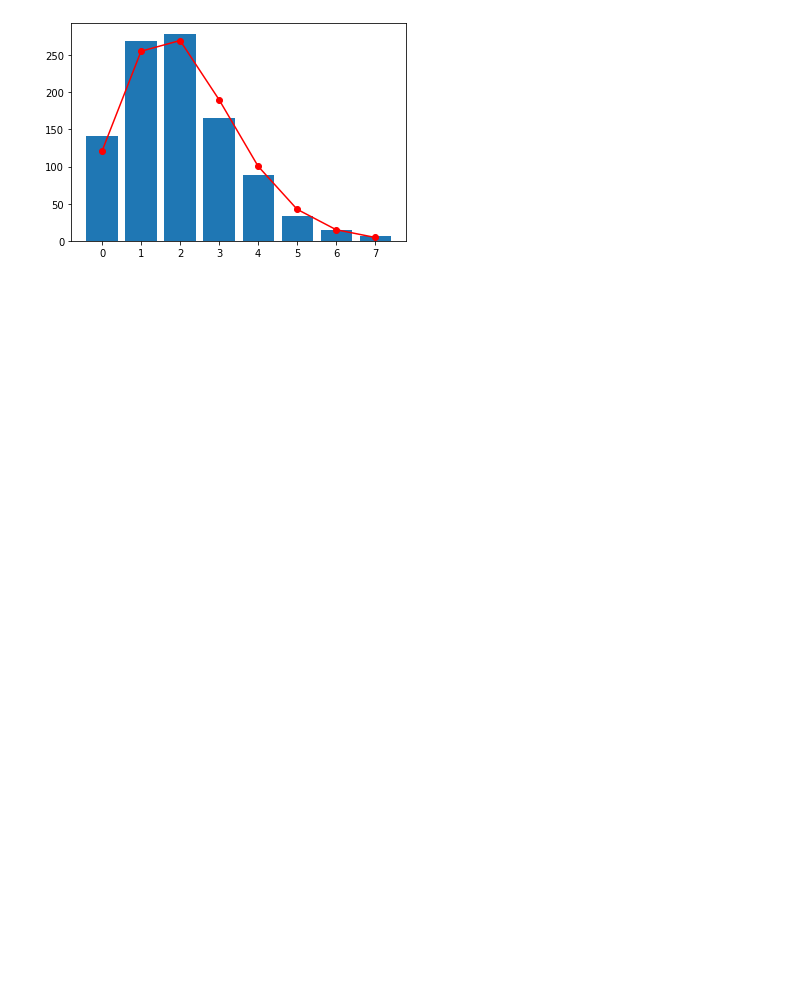
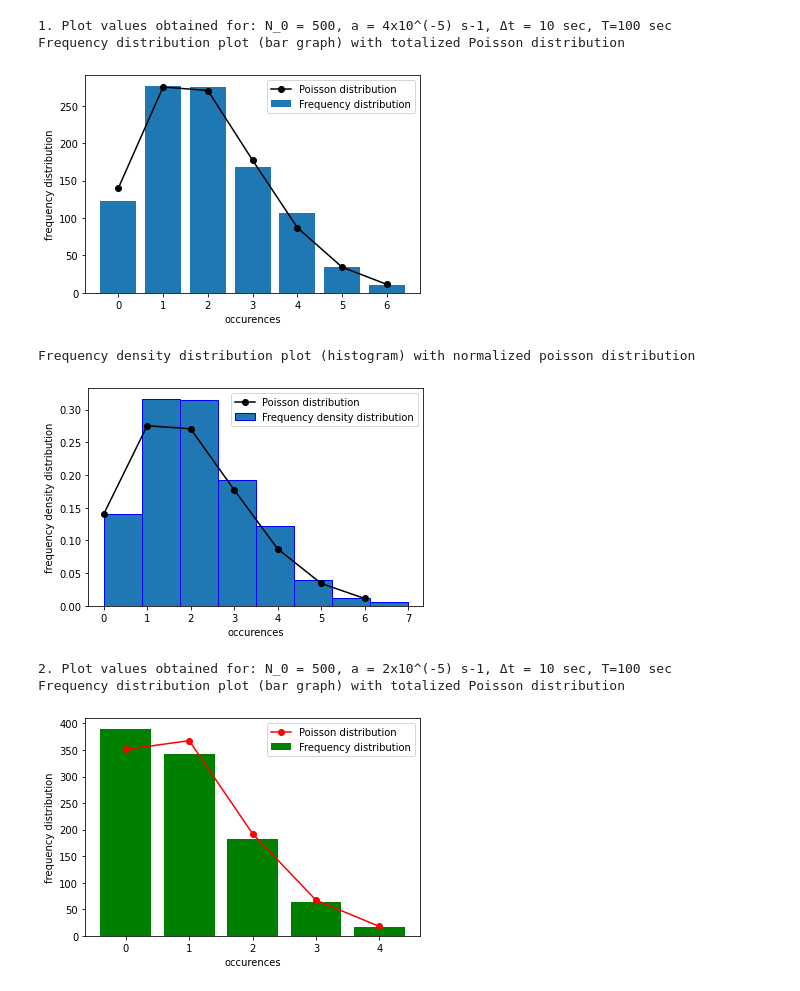
Before and after one commit to Krishnakantparida/nuclear_counting_statistics, a Jupyter notebook: MC_assignment.ipynb, the cells around one changed output. Saved outputs shown, nothing was run; the diff lists cells and outputs as text; code cells hidden in the pictures; blank space fills up the shorter version.

```diff
--- a/MC_assignment.ipynb
+++ b/MC_assignment.ipynb
@@ -74,51 +99,91 @@ import random
 import math
 import matplotlib.pyplot as plt
 import statistics as stat
-def decay_simulator_detector(N_0,alpha,T_min,T_max,dt):
+def decay_simulator_detector(N_0,alpha,T_min,T_max,dt):             # decay simulator and detector function
     T_list = [T_min + x * dt for x in range(int((T_max+dt)/dt))]
     N_list = [0 for t in T_list]
-    N_list[0], p, decay_val = N_0, alpha * dt, 0
+    N_list[0], p, decay_val = N_0, alpha * dt, 0                    # decay_val is initiated to keep count of decayed nuclei
     for i in range(1,len(T_list)):
         N_list[i] = N_list[i-1]
         for j in range(N_list[i-1]):
             r_val = random.random()
             #print(p, r_val, r_val < p)
             if r_val < p:
                 N_list[i] -= 1
-                decay_val += 1
+                decay_val += 1                                      # Decayed nuclei gets detected and counted by decay_val
     return N_list, T_list, decay_val
 
 T, dt = 100, 10
 N_0, alpha = 500, (4*(10**(-5)))
 D_list = [0 for i in range(1000)]
 for i in range(len(D_list)):
     N_list, T_list, D_list[i] = decay_simulator_detector(N_0,alpha,0,T,dt)
-#print("Time \t\t N(t)")
-#for i in range(len(T_list)):
-#    if i >= 100:
-#        print(T_list[i], "\t\t",N_list[i])
-#    else:
-#        print(T_list[i], "\t\t\t",N_list[i])
-#print("Total decays in 100 sec:", decay_val)
-#print(D_list)
+
+var, freq_list = stat.variance(D_list), []
+for i in range(max(D_list)):
+    freq_list.append(D_list.count(i))
+
+def plotmaker(var,freq_list,D_list):                                # Plot for frequency distribution with Poisson distribution overlay
+    k_list = [i for i in range(max(D_list))]
+    f_k_list = [(1000)*(var**k)*(math.exp(-var))*(1/math.factorial(k)) for k in k_list]
+    plt.bar(k_list,freq_list,label='Frequency distribution')
+    plt.plot(k_list,f_k_list,'k-o',label='Poisson distribution')
+    plt.xlabel('occurences')
+    plt.ylabel('frequency distribution')
+    plt.legend(),plt.show()
+
+def plotmaker1(var,D_list):                                         # Plot for frequency density distribution with Poisson distribution overlay
+    k_list = [i for i in range(max(D_list))]
+    f_k_list = [(var**k)*(math.exp(-var))*(1/math.factorial(k)) for k in k_list]
+    plt.hist(D_list,bins=8,density='true',ec='blue',label='Frequency density distribution')
+    plt.plot(k_list,f_k_list,'k-o',label='Poisson distribution')
+    plt.xlabel('occurences')
+    plt.ylabel('frequency density distribution')
+    plt.legend(),plt.show()
+
+print('1. Plot values obtained for: N_0 = 500, a = 4x10^(-5) s-1, Δt = 10 sec, T=100 sec')
+print('Frequency distribution plot (bar graph) with totalized Poisson distribution')
+plotmaker(var,freq_list,D_list)
+print('Frequency density distribution plot (histogram) with normalized poisson distribution')
+plotmaker1(var,D_list)
+
+N_0, alpha = 500, (2*(10**(-5)))
+D_list = [0 for i in range(1000)]
+for i in range(len(D_list)):
+    N_list, T_list, D_list[i] = decay_simulator_detector(N_0,alpha,0,T,dt)
+
 var, freq_list = stat.variance(D_list), []
 for i in range(max(D_list)):
     freq_list.append(D_list.count(i))
 
 def plotmaker(var,freq_list,D_list):
     k_list = [i for i in range(max(D_list))]
     f_k_list = [(1000)*(var**k)*(math.exp(-var))*(1/math.factorial(k)) for k in k_list]
-    plt.bar(k_list,freq_list)
-    plt.plot(k_list,f_k_list,'r-o')
-    plt.show()
+    plt.bar(k_list,freq_list,color='green',label='Frequency distribution')
+    plt.plot(k_list,f_k_list,'r-o',label='Poisson distribution')
+    plt.xlabel('occurences')
+    plt.ylabel('frequency distribution')
+    plt.legend(),plt.show()
 
 def plotmaker1(var,D_list):
     k_list = [i for i in range(max(D_list))]
-    f_k_list = [(1000)*(var**k)*(math.exp(-var))*(1/math.factorial(k)) for k in k_list]
-    plt.hist(D_list,bin=16)
-    plt.plot(k_list,f_k_list,'r-o')
-    plt.show()
+    f_k_list = [(var**k)*(math.exp(-var))*(1/math.factorial(k)) for k in k_list]
+    plt.hist(D_list,bins=6,density='true',color='green',ec='darkgreen',label='Frequency density distribution')
+    plt.plot(k_list,f_k_list,'r-o',label='Poisson distribution')
+    plt.xlabel('occurences')
+    plt.ylabel('frequency density distribution')
+    plt.legend(),plt.show()
+print('2. Plot values obtained for: N_0 = 500, a = 2x10^(-5) s-1, Δt = 10 sec, T=100 sec')
+print('Frequency distribution plot (bar graph) with totalized Poisson distribution')
 plotmaker(var,freq_list,D_list)
-#plotmaker1(var,D_list)
+print('Frequency density distribution plot (histogram) with normalized poisson distribution')
+plotmaker1(var,D_list)
 # %% [output]
+1. Plot values obtained for: N_0 = 500, a = 4x10^(-5) s-1, Δt = 10 sec, T=100 sec
+Frequency distribution plot (bar graph) with totalized Poisson distribution
-[figure, old version]
+[figure, new version]
+Frequency density distribution plot (histogram) with normalized poisson distribution
+[figure, added]
+2. Plot values obtained for: N_0 = 500, a = 2x10^(-5) s-1, Δt = 10 sec, T=100 sec
+Frequency distribution plot (bar graph) with totalized Poisson distribution
+[figure, added]
```
Also changed, not shown: parts of 7 cells of this notebook.
